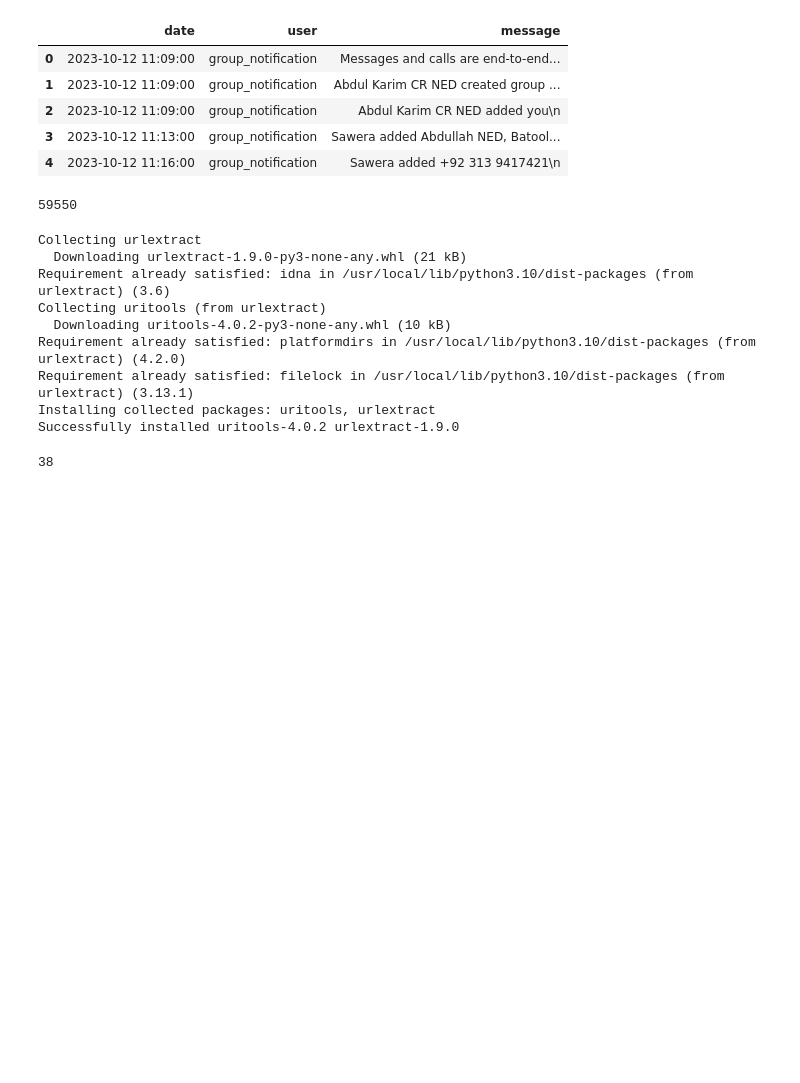
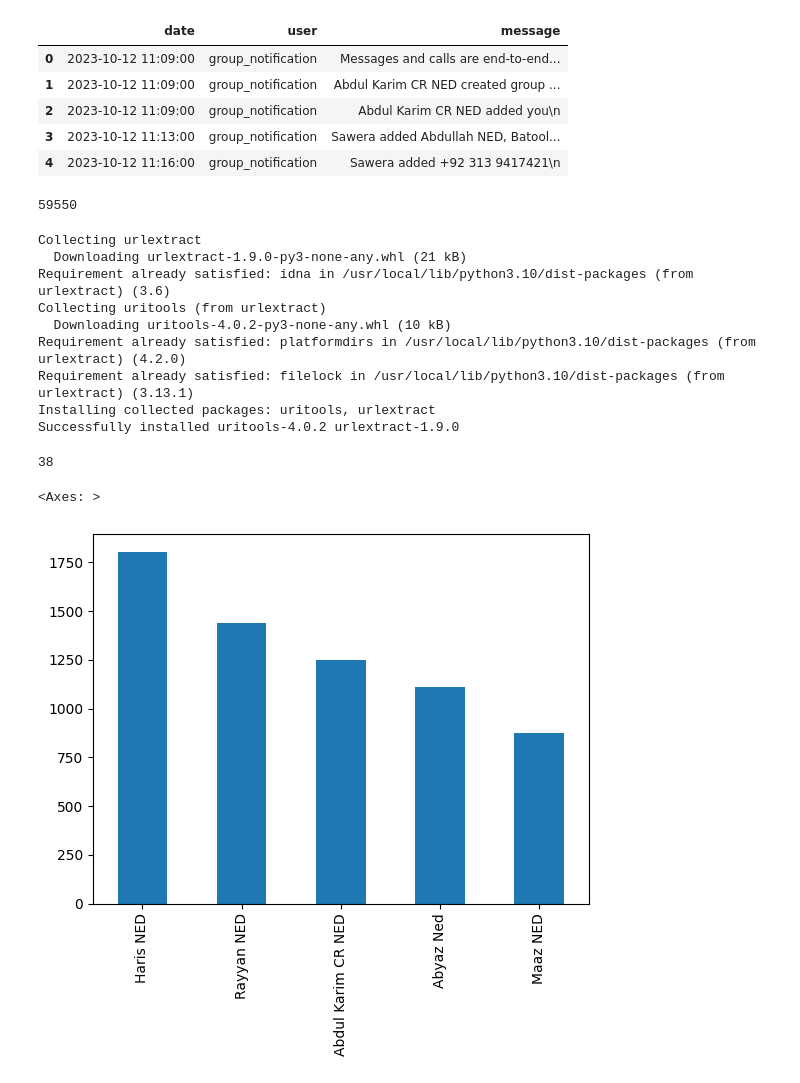
Before and after one commit to M-Awwab-Khan/whatsapp-chat-analyzer, a Jupyter notebook: whatsapp_chat_analysis.ipynb, the cells around one changed output. Cells and saved outputs as stored; diff of their text form; code cells hidden in the pictures; blank space fills up the shorter version.

Commit message:
active proportion dataframe

```diff
--- a/whatsapp_chat_analysis.ipynb
+++ b/whatsapp_chat_analysis.ipynb
@@ -167,3 +167,10 @@ for msg in df['message']:
 num_links
 # %% [output]
 38
+# %%
+active_users = df['user'].value_counts().head()
+# %%
+active_users.plot(kind='bar')
+# %% [output]
+<Axes: >
+[figure, added]
```
Also changed, not shown: parts of 1 cell of this notebook.
